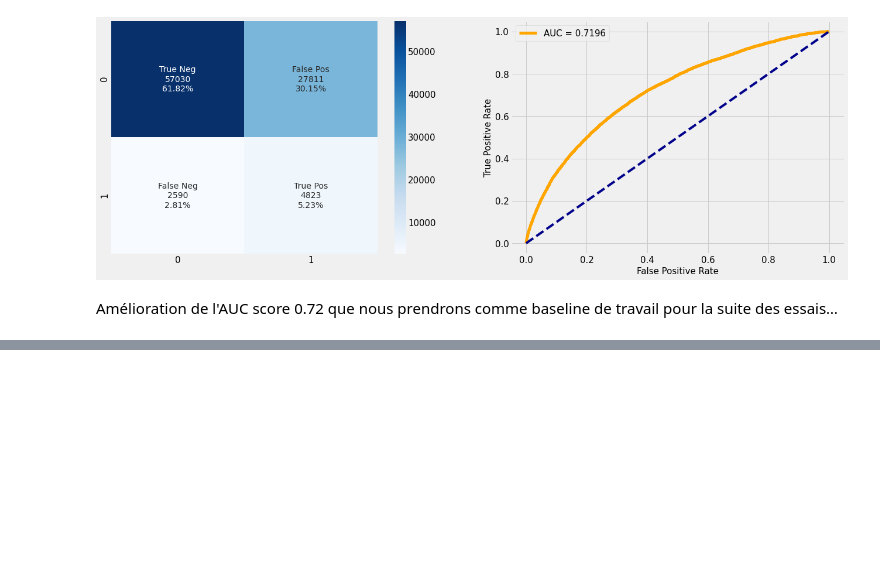
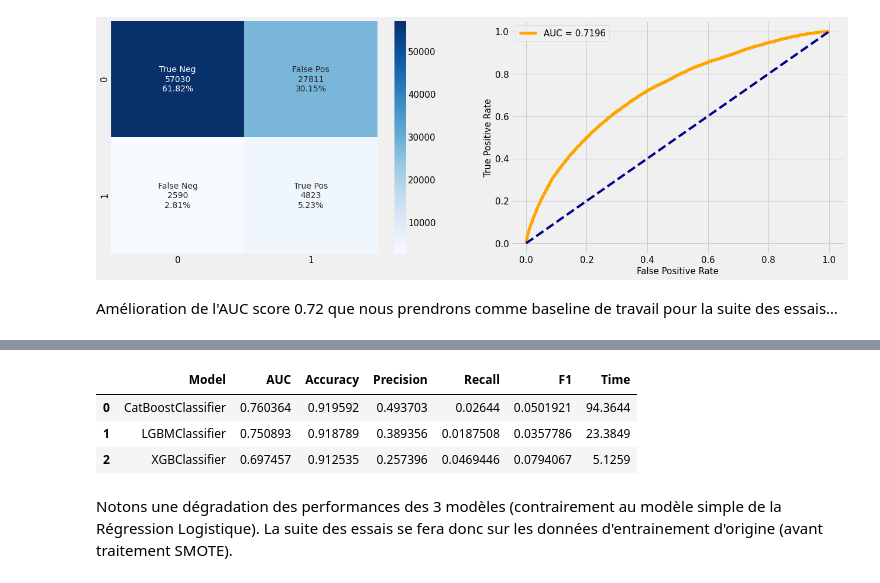
Before and after one commit to nalron/project_credit_scoring_model, a Jupyter notebook: p7_02_modelisation_notebook.ipynb, the cells around one changed output, grey strips where cells are left out. Drawn from its saved outputs; the diff is of its cells as text; code cells hidden in the pictures; blank space fills up the shorter version.

```diff
--- a/p7_02_modelisation_notebook.ipynb
+++ b/p7_02_modelisation_notebook.ipynb
@@ -307,0 +373,27 @@ Amélioration de l'AUC score 0.72 que nous prendrons comme baseline de travail p
+# %%
+%%time
+
+name = []
+auc = []
+accuracy = []
+precision = []
+recall = []
+f1 = []
+time_ = []
+
+for model in models:
+  start = time.time()
+  results = train_models(model, X_train_res, X_test, y_train_res, y_test)
+
+  name.append(type(model).__name__)
+  auc.append(results['AUC'])
+  accuracy.append(results['Accuracy'])
+  precision.append(results['Precision'])
+  recall.append(results['Recall'])
+  f1.append(results['F1'])
+  time_.append(time.time()-start)
+
+#Initialise data of lists
+models_res = pd.DataFrame(data=[name, auc, accuracy, precision, recall, f1, time_]).T
+models_res.columns = ['Model', 'AUC', 'Accuracy', 'Precision', 'Recall', 'F1', 'Time']
+models_res.sort_values('AUC', ascending=False, inplace=True)
@@ -307,0 +403,9 @@ Amélioration de l'AUC score 0.72 que nous prendrons comme baseline de travail p
+# %%
+models_res
+# %% [output]
+|  | Model | AUC | Accuracy | Precision | Recall | F1 | Time |
+| 0 | CatBoostClassifier | 0.760364 | 0.919592 | 0.493703 | 0.02644 | 0.0501921 | 94.3644 |
+| 1 | LGBMClassifier | 0.750893 | 0.918789 | 0.389356 | 0.0187508 | 0.0357786 | 23.3849 |
+| 2 | XGBClassifier | 0.697457 | 0.912535 | 0.257396 | 0.0469446 | 0.0794067 | 5.1259 |
+# %% [markdown]
+Notons une dégradation des performances des 3 modèles (contrairement au modèle simple de la Régression Logistique). La suite des essais se fera donc sur les données d'entrainement d'origine (avant traitement SMOTE).
```
Also changed, not shown: parts of 30 cells of this notebook.
